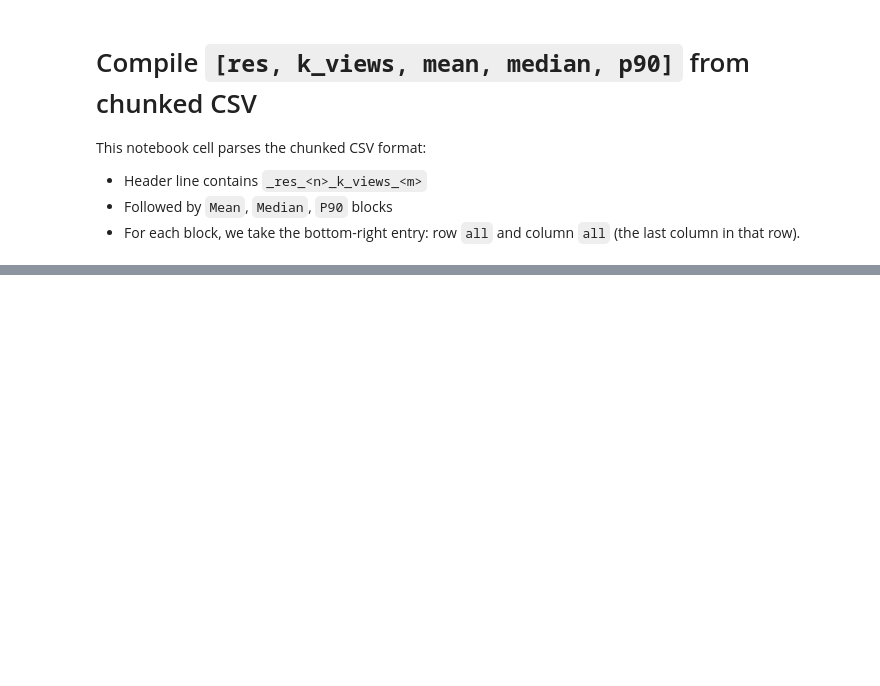
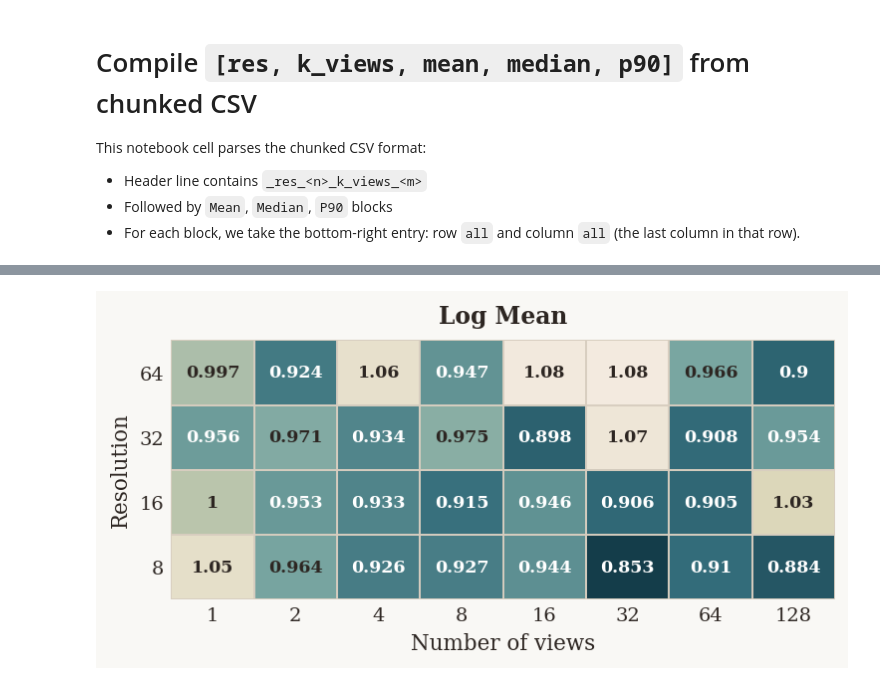
Before and after one commit to BradWangW/GeoPAS, a Jupyter notebook: robustness_over_budget.ipynb, the cells around one changed output, grey strips where cells are left out. Saved outputs shown, nothing was run; the diff lists cells and outputs as text; code cells hidden in the pictures; blank space fills up the shorter version.

```diff
--- a/robustness_over_budget.ipynb
+++ b/robustness_over_budget.ipynb
@@ -207,0 +311,4 @@ plt.show()
+# %%
+plot_heatmap_with_labels("log_mean", "Log Mean")
+# %% [output]
+[figure, added]
```
Also changed, not shown: parts of 7 cells of this notebook, 15 other files.
